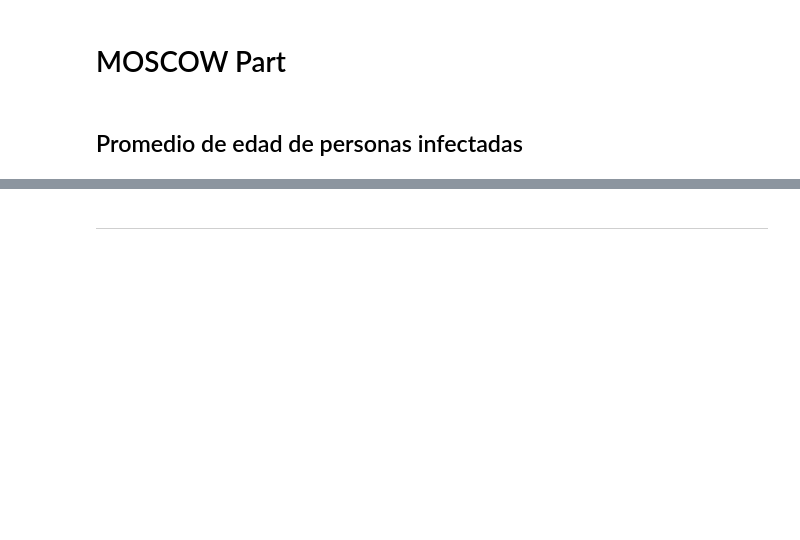
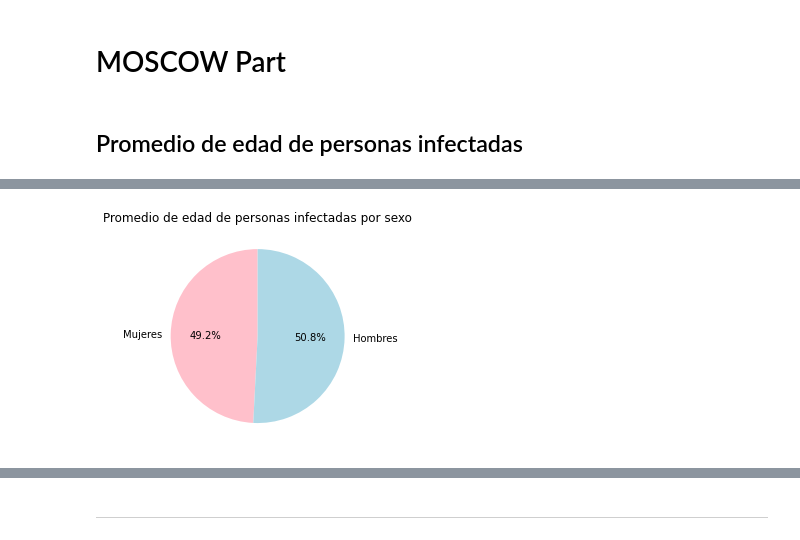
Before and after one commit to SamuelG0319/Final_Project_DS, a Jupyter notebook: cleanning-data.ipynb, the cells around one changed output, grey strips where cells are left out. Saved outputs shown, nothing was run; the diff lists cells and outputs as text; code cells hidden in the pictures; blank space fills up the shorter version.

```diff
--- a/cleanning-data.ipynb
+++ b/cleanning-data.ipynb
@@ -157,0 +213,25 @@ ___
+# %%
+# Filtra solo las personas infectadas
+personas_infectadas = df_null[df_null['Covid_Not_Covid'] == 1]
+
+# Calcula el promedio de edad para mujeres y hombres por separado
+promedio_edad_mujeres = personas_infectadas[personas_infectadas['SEX'] == 1]['AGE'].mean()
+promedio_edad_hombres = personas_infectadas[personas_infectadas['SEX'] == 2]['AGE'].mean()
+
+# Imprime el promedio de edad por sexo en texto
+# print(f'- Promedio de edad de mujeres infectados: {promedio_edad_mujeres:.2f}')
+# print(f'- Promedio de edad de hombres infectadas: {promedio_edad_hombres:.2f}')
+
+# Crea un gráfico de pastel para el promedio de edad por sexo de personas infectadas
+promedios_edad = [promedio_edad_mujeres, promedio_edad_hombres]
+colors = ['pink', 'lightblue']
+
+# Etiquetas del gráfico
+labels = ['Mujeres', 'Hombres']
+plt.pie(promedios_edad, labels=labels, autopct='%1.1f%%', colors=colors, startangle=90)
+plt.title('Promedio de edad de personas infectadas por sexo')
+
+# Muestra el gráfico
+plt.show()
+# %% [output]
+[figure, added]
```
Also changed, not shown: parts of 30 cells of this notebook.
